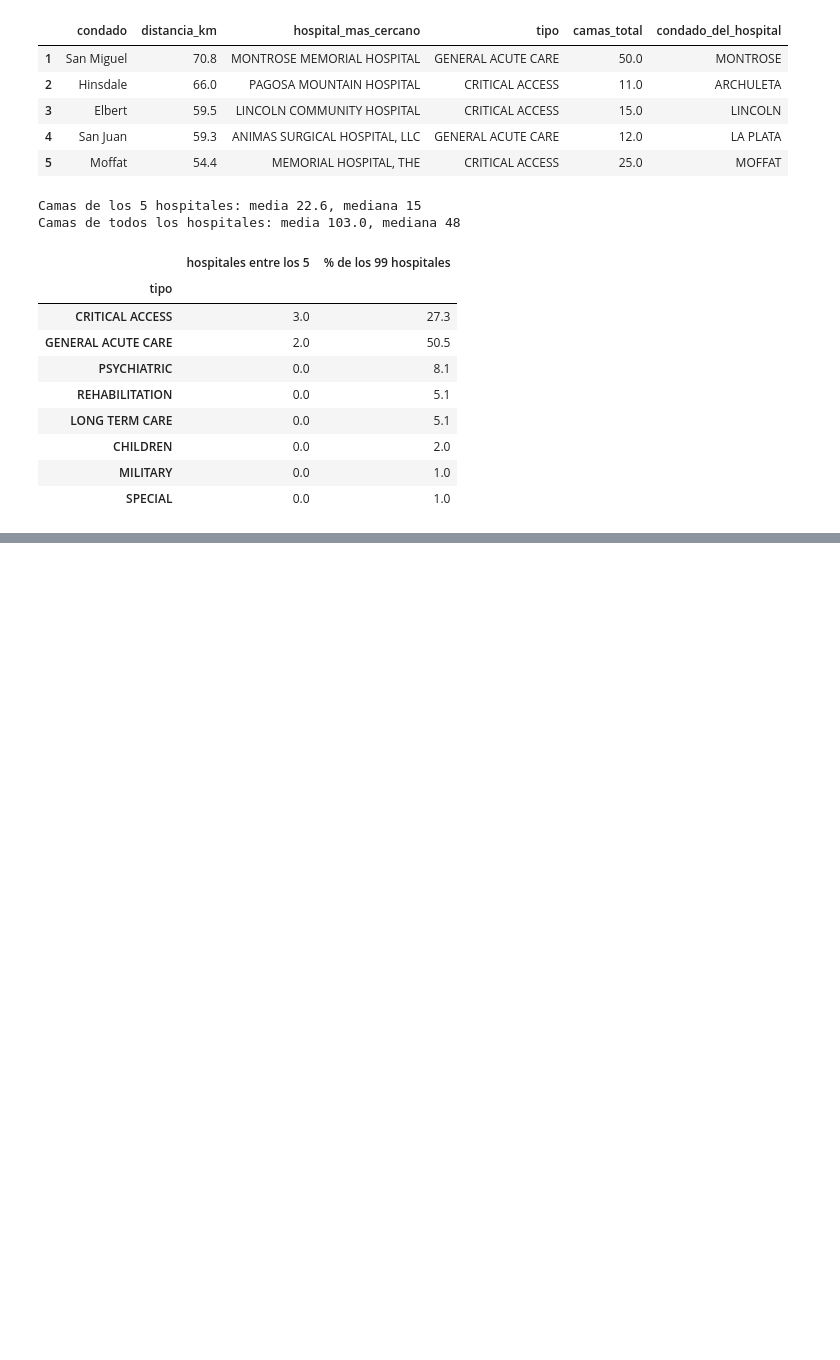
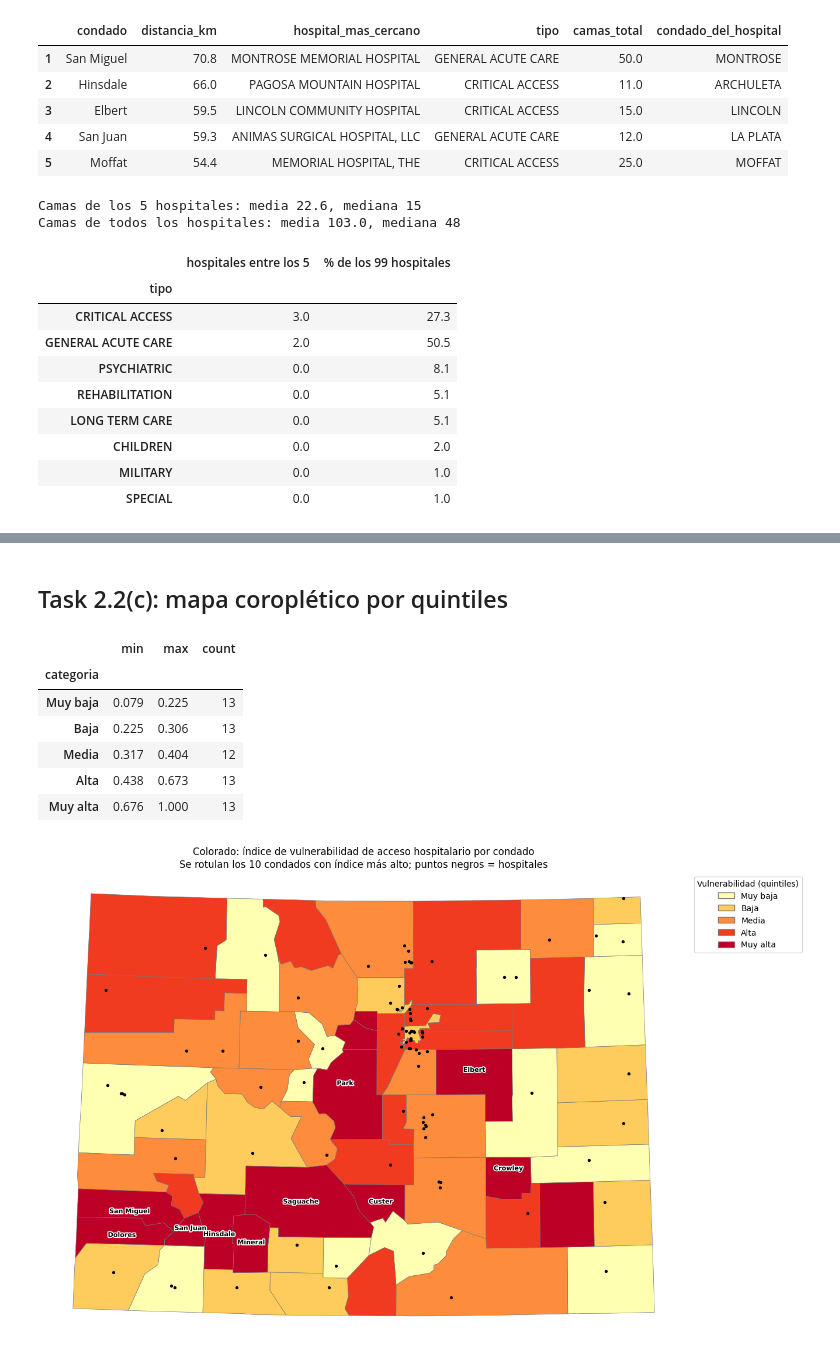
Before and after one commit to CamiR24/Lab5-MS, a Jupyter notebook: Task2.ipynb, the cells around one changed output, grey strips where cells are left out. Drawn from its saved outputs; the diff is of its cells as text; code cells hidden in the pictures; blank space fills up the shorter version.

Commit message:
feat: Task 2.2 completo

```diff
--- a/Task2.ipynb
+++ b/Task2.ipynb
@@ -197,0 +275,10 @@ Camas de todos los hospitales: media 103.0, mediana 48
+# %%
+# Índice = w1*c1 + w2*c2 + w3*c3, con w1 + w2 + w3 = 1 (promedio ponderado)
+pesos = {"c1": 0.40, "c2": 0.35, "c3": 0.25}
+assert abs(sum(pesos.values()) - 1) < 1e-12
+
+condados_m["indice"] = sum(w * condados_m[c] for c, w in pesos.items())
+
+top10_indice = condados_m.sort_values("indice", ascending=False).head(10).reset_index(drop=True)
+top10_indice.index += 1
+display(top10_indice[["nombre", "poblacion", "distancia_km", "camas_totales", "c1", "c2", "c3", "indice"]].round(3))
@@ -197,0 +297,44 @@ Camas de todos los hospitales: media 103.0, mediana 48
+# %% [markdown]
+## Task 2.2(c): mapa coroplético por quintiles
+# %%
+import matplotlib.patheffects as pe
+from matplotlib.patches import Patch
+
+etiquetas_q = ["Muy baja", "Baja", "Media", "Alta", "Muy alta"]
+# rank(method="first") evita que los empates colapsen quintiles: 64 condados -> grupos de 13/13/12/13/13
+condados_m["categoria"] = pd.qcut(condados_m["indice"].rank(method="first"), 5, labels=etiquetas_q)
+colores_q = dict(zip(etiquetas_q, ["#ffffb2", "#fecc5c", "#fd8d3c", "#f03b20", "#bd0026"]))
+
+limites = condados_m.groupby("categoria", observed=True)["indice"].agg(["min", "max", "count"]).round(3)
+display(limites)
+
+fig, ax = plt.subplots(figsize=(13, 9))
+for cat in etiquetas_q:
+    condados_m.loc[condados_m["categoria"] == cat].plot(
+        ax=ax, facecolor=colores_q[cat], edgecolor="#777777", linewidth=0.5)
+
+hospitales_m.plot(ax=ax, color="black", markersize=8, zorder=3)
+
+# Diez condados con índice más alto: nombre sobre un punto representativo del condado
+for _, fila in condados_m.sort_values("indice", ascending=False).head(10).iterrows():
+    p = fila.geometry.representative_point()
+    ax.annotate(fila["nombre"], (p.x, p.y), ha="center", fontsize=8, fontweight="bold", zorder=5,
+                path_effects=[pe.withStroke(linewidth=2.5, foreground="white")])
+
+leyenda = [Patch(facecolor=colores_q[c], edgecolor="#777777", label=c) for c in etiquetas_q]
+ax.legend(handles=leyenda, title="Vulnerabilidad (quintiles)", loc="upper left", bbox_to_anchor=(1.01, 1))
+ax.set_title("Colorado: índice de vulnerabilidad de acceso hospitalario por condado\n"
+             "Se rotulan los 10 condados con índice más alto; puntos negros = hospitales")
+ax.set_aspect("equal")
+ax.set_axis_off()
+plt.tight_layout()
+plt.show()
+# %% [output]
+|  | min | max | count |
+| categoria |  |  |  |
+| Muy baja | 0.079 | 0.225 | 13 |
+| Baja | 0.225 | 0.306 | 13 |
+| Media | 0.317 | 0.404 | 12 |
+| Alta | 0.438 | 0.673 | 13 |
+| Muy alta | 0.676 | 1.000 | 13 |
+[figure, added]
```
Also changed, not shown: parts of 6 cells of this notebook.
